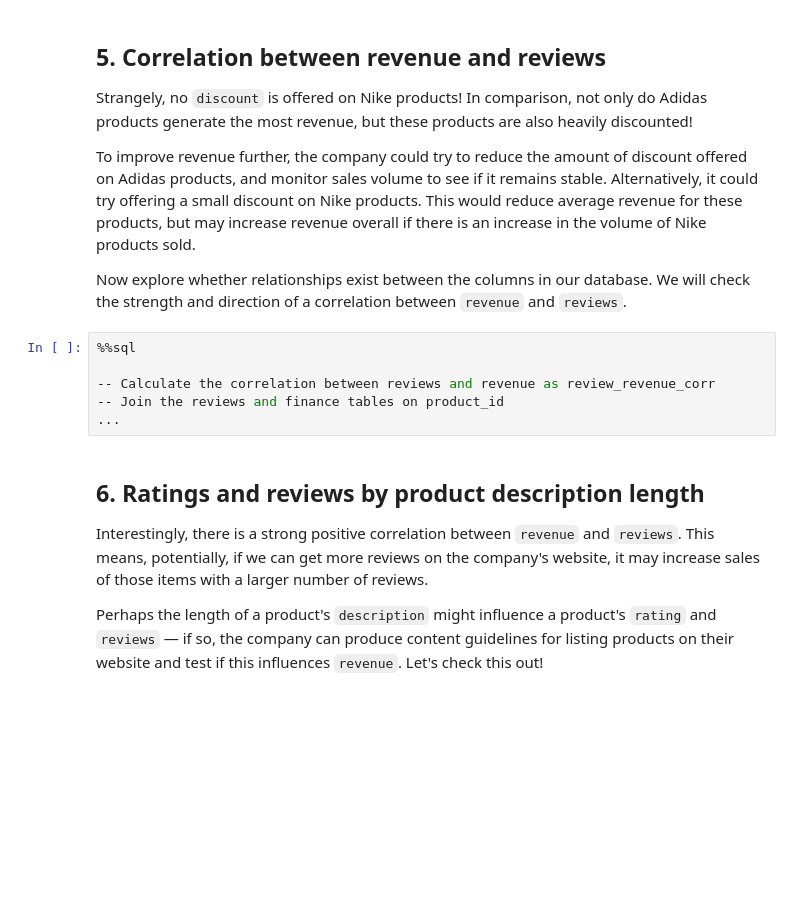
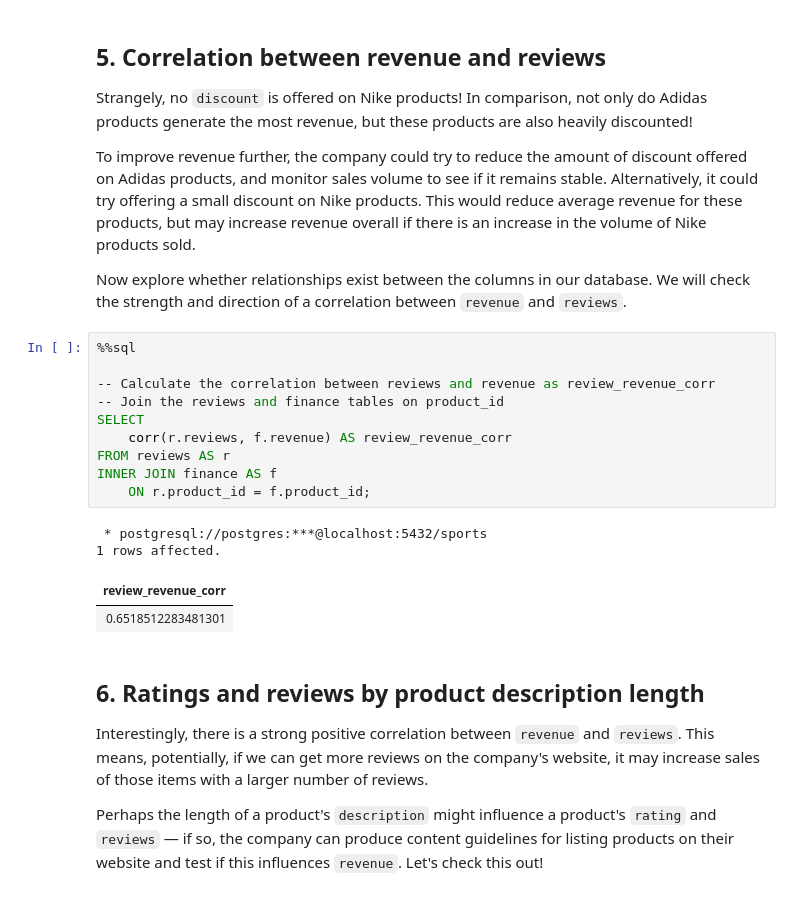
Before and after one commit to JeremyTallant/sports_retail, a Jupyter notebook: optimizing.ipynb, the cells around one changed output. Saved outputs shown, nothing was run; the diff lists cells and outputs as text; blank space fills up the shorter version.

```diff
--- a/optimizing.ipynb
+++ b/optimizing.ipynb
@@ -281,9 +281,18 @@ HAVING b.brand IS NOT NULL;
 # %%
 %%sql
 
 -- Calculate the correlation between reviews and revenue as review_revenue_corr
 -- Join the reviews and finance tables on product_id
-...
+SELECT
+    corr(r.reviews, f.revenue) AS review_revenue_corr
+FROM reviews AS r
+INNER JOIN finance AS f
+    ON r.product_id = f.product_id;
+# %% [output]
+ * postgresql://postgres:***@localhost:5432/sports
+1 rows affected.
+| review_revenue_corr |
+| 0.6518512283481301 |
 # %% [markdown]
 ## 6. Ratings and reviews by product description length
 <p>Interestingly, there is a strong positive correlation between <code>revenue</code> and <code>reviews</code>. This means, potentially, if we can get more reviews on the company's website, it may increase sales of those items with a larger number of reviews. </p>
```
